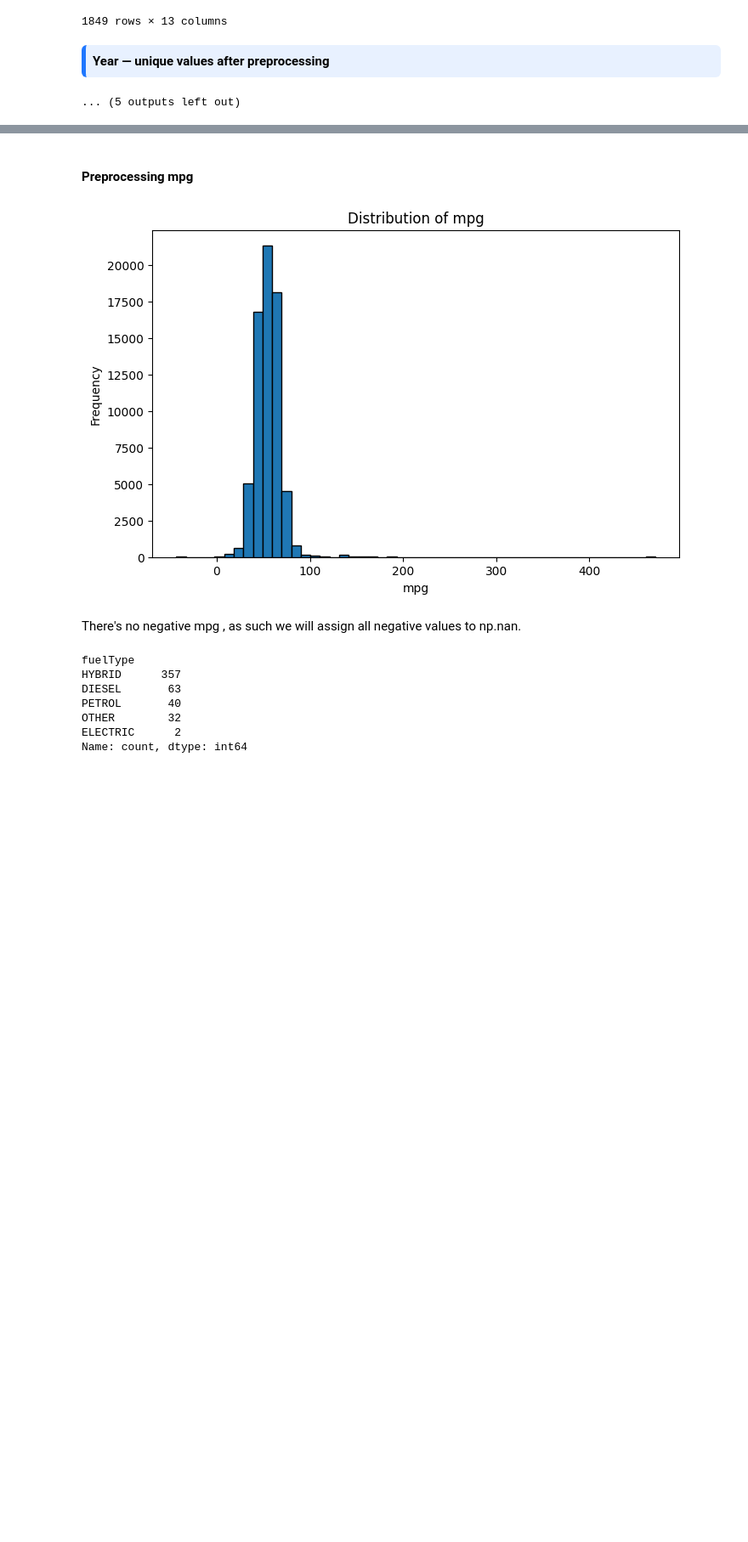
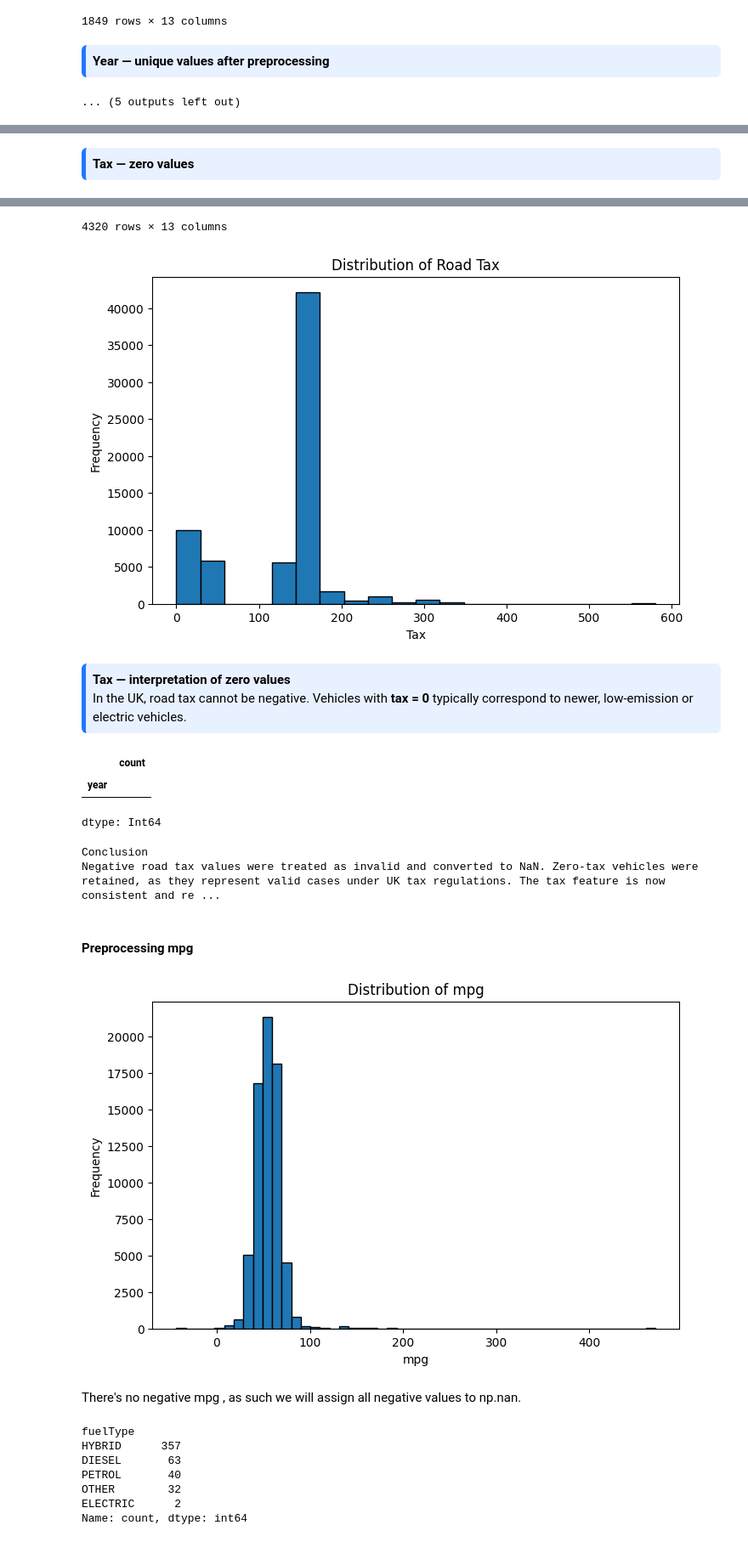
Before and after one commit to carlosoamorim/cars-4-you, a Jupyter notebook: Group57_part1.ipynb, the cells around one changed output, grey strips where cells are left out. Shown at 85% size. Drawn from its saved outputs; the diff is of its cells as text; code cells hidden in the pictures; blank space fills up the shorter version.

```diff
--- a/Group57_part1.ipynb
+++ b/Group57_part1.ipynb
@@ -1317,0 +1280,67 @@ Name: count, dtype: Int64
+# %%
+# =========================================
+# Tax feature — Exploration and preprocessing
+# =========================================
+
+from IPython.display import display, HTML
+import matplotlib.pyplot as plt
+import numpy as np
+
+# ---- Zero tax values
+display(HTML("""
+<div style="background-color:#e8f1ff; padding:8px; border-radius:6px; border-left:5px solid #1f77ff;">
+<b>Tax — zero values</b>
+</div>
+"""))
+display(df[df["tax"] == 0])
+
+
+# ---- Helper: assign impossible values to NaN
+def impossible_to_nan(df, col, val=0, lower_upper="lower"):
+    df = df.copy()
+
+    if lower_upper == "lower":
+        df.loc[df[col] < val, col] = np.nan
+    else:
+        df.loc[df[col] > val, col] = np.nan
+
+    return df
+
+
+# ---- Apply correction (negative values → NaN)
+df = impossible_to_nan(df, "tax")
+
+
+# ---- Distribution after preprocessing
+plt.figure(figsize=(8, 5))
+plt.hist(df["tax"].dropna(), bins=20, edgecolor="black")
+plt.title("Distribution of Road Tax")
+plt.xlabel("Tax")
+plt.ylabel("Frequency")
+plt.show()
+
+
+# ---- Interpretation of zero-tax vehicles
+display(HTML("""
+<div style="background-color:#e8f1ff; padding:8px; border-radius:6px; border-left:5px solid #1f77ff;">
+<b>Tax — interpretation of zero values</b><br>
+In the UK, road tax cannot be negative. Vehicles with <b>tax = 0</b> typically
+correspond to newer, low-emission or electric vehicles.
+</div>
+"""))
+
+g = df[df["tax"] == 0]
+display(g["year"].value_counts())
+
+
+# ---- Conclusion
+display(HTML("""
+<div style="background-color:#e8f1ff; padding:8px; border-radius:6px; border-left:5px solid #1f77ff;">
+<b>Conclusion</b><br>
+Negative road tax values were treated as invalid and converted to <b>NaN</b>.
+Zero-tax vehicles were retained, as they represent valid cases under UK tax
+regulations. The <b>tax</b> feature is now consistent and ready for modeling.
+</div>
+"""))
+# %% [output]
+Tax — zero values
@@ -1318,3 +1360,12 @@ Name: count, dtype: Int64
+4320 rows × 13 columns
+[figure, added]
+Tax — interpretation of zero values
+In the UK, road tax cannot be negative. Vehicles with tax = 0 typically correspond to newer, low-emission or electric vehicles.
+|  | count |
+| year |  |
+dtype: Int64
+Conclusion
+Negative road tax values were treated as invalid and converted to NaN. Zero-tax vehicles were retained, as they represent valid cases under UK tax regulations. The tax feature is now consistent and re ...
 # %% [markdown]
 #### Preprocessing **mpg**
 # %%
```
Also changed, not shown: parts of 48 cells of this notebook.
